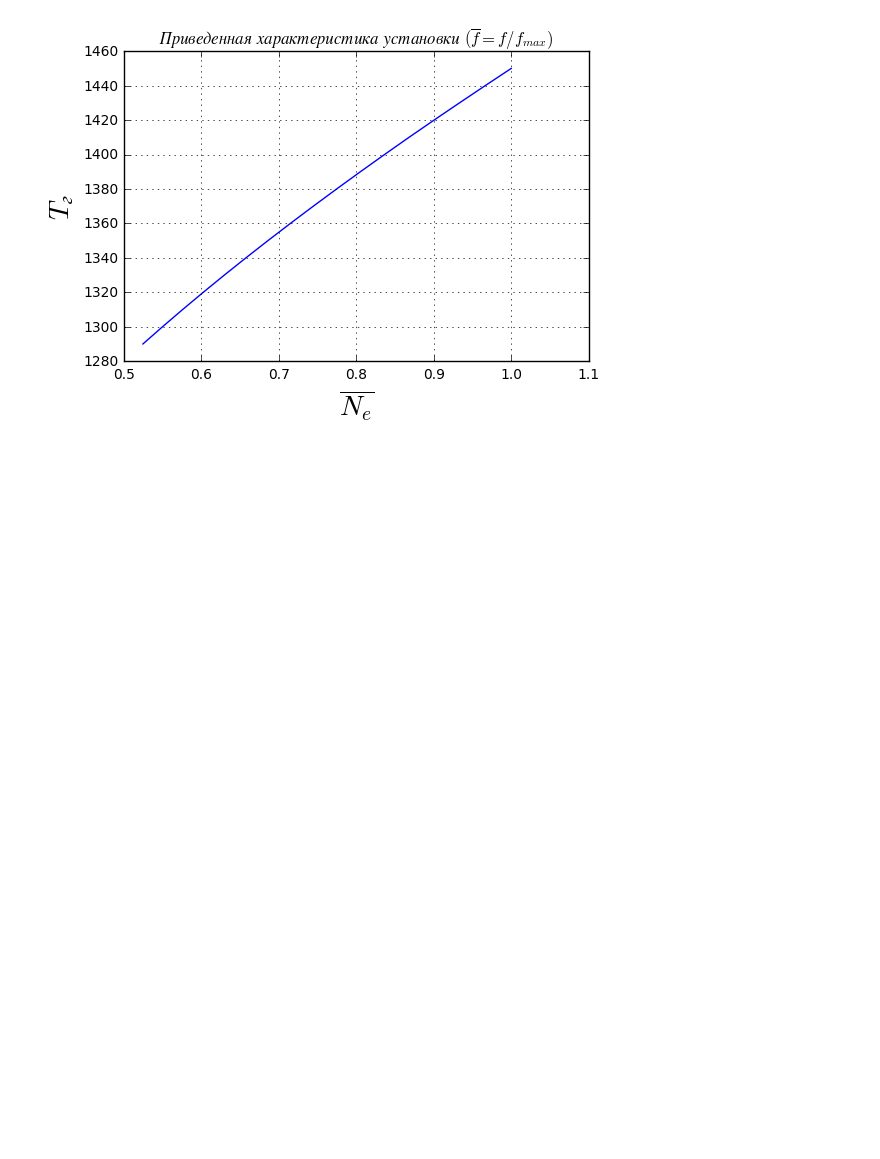
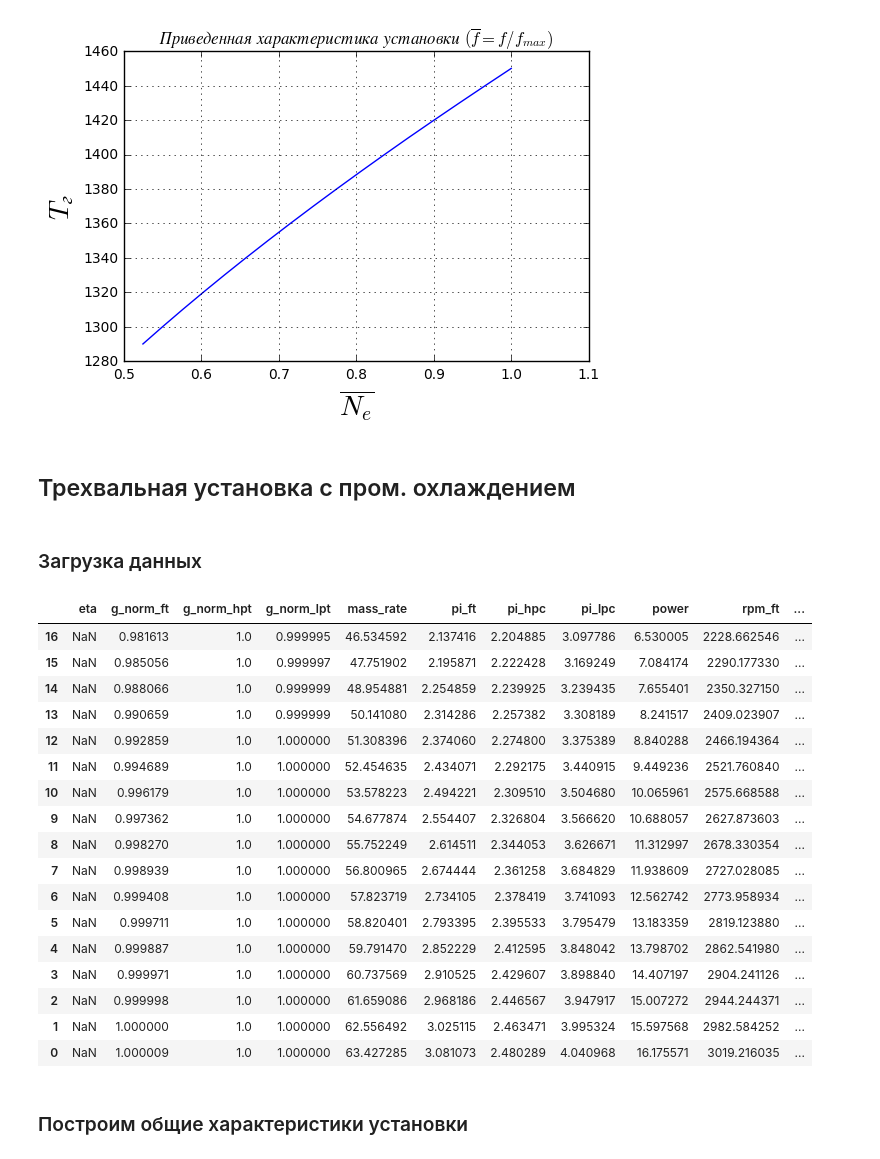
Before and after one commit to Sovianum/cooling-course-project, a Jupyter notebook: notebooks/article/Characteristics.ipynb, the cells around one changed output. Drawn from its saved outputs; the diff is of its cells as text; code cells hidden in the pictures; blank space fills up the shorter version.

```diff
--- a/notebooks/article/Characteristics.ipynb
+++ b/notebooks/article/Characteristics.ipynb
@@ -190,3 +127,32 @@ plot_characteristic(data_3n.power, data_3n.t, "$T_г$")
 plt.show()
 # %% [output]
 [figure]
+# %% [markdown]
+## Трехвальная установка с пром. охлаждением
+# %% [markdown]
+### Загрузка данных
+# %%
+data_3nс = pd.read_json(data_root + '3nc.json').sort_values('t')
+# %%
+data_3nс
+# %% [output]
+|  | eta | g_norm_ft | g_norm_hpt | g_norm_lpt | mass_rate | pi_ft | pi_hpc | pi_lpc | power | rpm_ft | ... |
+| 16 | NaN | 0.981613 | 1.0 | 0.999995 | 46.534592 | 2.137416 | 2.204885 | 3.097786 | 6.530005 | 2228.662546 | ... |
+| 15 | NaN | 0.985056 | 1.0 | 0.999997 | 47.751902 | 2.195871 | 2.222428 | 3.169249 | 7.084174 | 2290.177330 | ... |
+| 14 | NaN | 0.988066 | 1.0 | 0.999999 | 48.954881 | 2.254859 | 2.239925 | 3.239435 | 7.655401 | 2350.327150 | ... |
+| 13 | NaN | 0.990659 | 1.0 | 0.999999 | 50.141080 | 2.314286 | 2.257382 | 3.308189 | 8.241517 | 2409.023907 | ... |
+| 12 | NaN | 0.992859 | 1.0 | 1.000000 | 51.308396 | 2.374060 | 2.274800 | 3.375389 | 8.840288 | 2466.194364 | ... |
+| 11 | NaN | 0.994689 | 1.0 | 1.000000 | 52.454635 | 2.434071 | 2.292175 | 3.440915 | 9.449236 | 2521.760840 | ... |
+| 10 | NaN | 0.996179 | 1.0 | 1.000000 | 53.578223 | 2.494221 | 2.309510 | 3.504680 | 10.065961 | 2575.668588 | ... |
+| 9 | NaN | 0.997362 | 1.0 | 1.000000 | 54.677874 | 2.554407 | 2.326804 | 3.566620 | 10.688057 | 2627.873603 | ... |
+| 8 | NaN | 0.998270 | 1.0 | 1.000000 | 55.752249 | 2.614511 | 2.344053 | 3.626671 | 11.312997 | 2678.330354 | ... |
+| 7 | NaN | 0.998939 | 1.0 | 1.000000 | 56.800965 | 2.674444 | 2.361258 | 3.684829 | 11.938609 | 2727.028085 | ... |
+| 6 | NaN | 0.999408 | 1.0 | 1.000000 | 57.823719 | 2.734105 | 2.378419 | 3.741093 | 12.562742 | 2773.958934 | ... |
+| 5 | NaN | 0.999711 | 1.0 | 1.000000 | 58.820401 | 2.793395 | 2.395533 | 3.795479 | 13.183359 | 2819.123880 | ... |
+| 4 | NaN | 0.999887 | 1.0 | 1.000000 | 59.791470 | 2.852229 | 2.412595 | 3.848042 | 13.798702 | 2862.541980 | ... |
+| 3 | NaN | 0.999971 | 1.0 | 1.000000 | 60.737569 | 2.910525 | 2.429607 | 3.898840 | 14.407197 | 2904.241126 | ... |
+| 2 | NaN | 0.999998 | 1.0 | 1.000000 | 61.659086 | 2.968186 | 2.446567 | 3.947917 | 15.007272 | 2944.244371 | ... |
+| 1 | NaN | 1.000000 | 1.0 | 1.000000 | 62.556492 | 3.025115 | 2.463471 | 3.995324 | 15.597568 | 2982.584252 | ... |
+| 0 | NaN | 1.000009 | 1.0 | 1.000000 | 63.427285 | 3.081073 | 2.480289 | 4.040968 | 16.175571 | 3019.216035 | ... |
+# %% [markdown]
+### Построим общие характеристики установки
```
Also changed, not shown: parts of 6 cells of this notebook, 9 other files.
